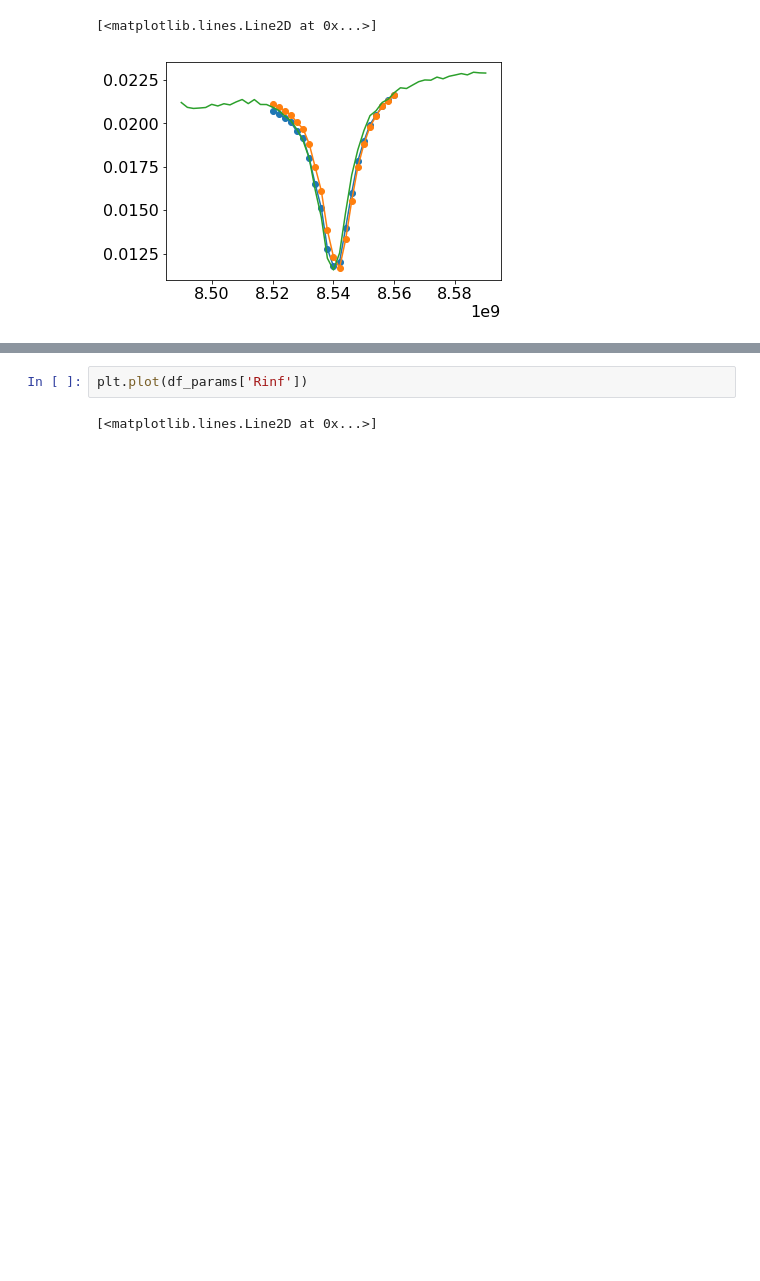
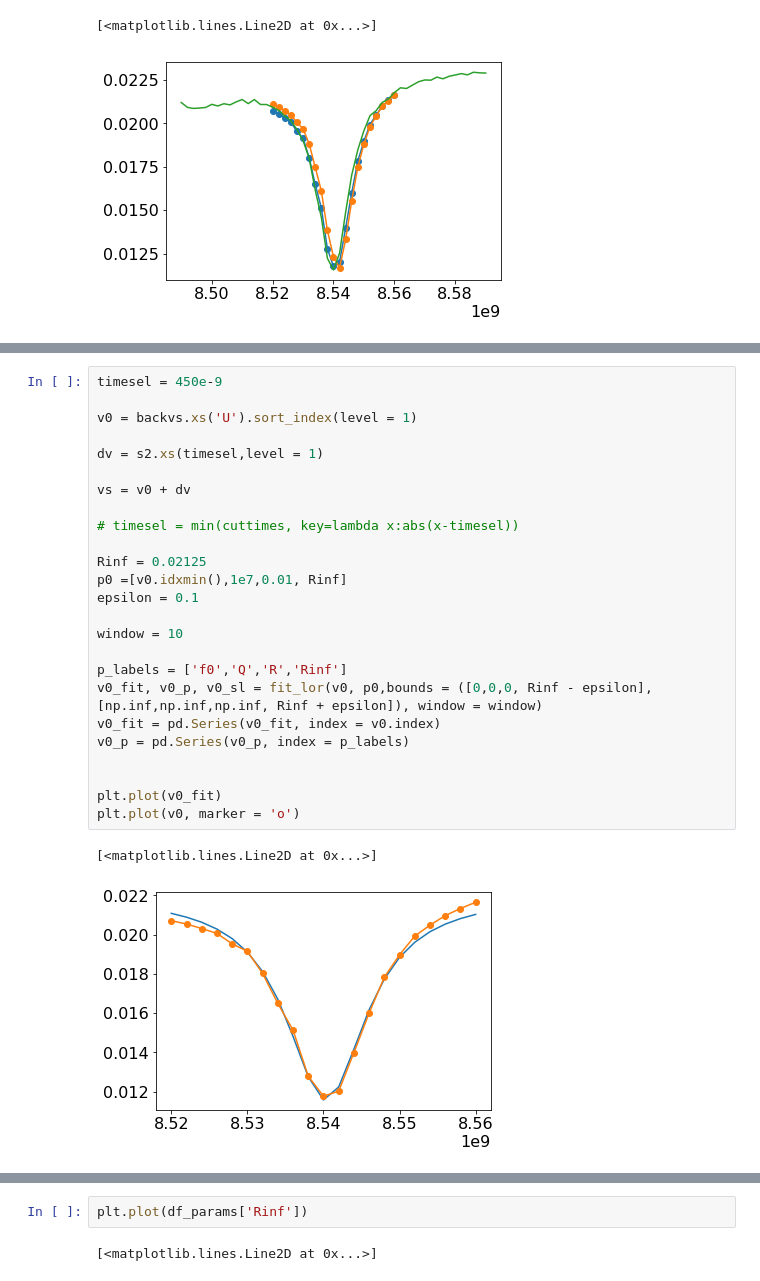
Before and after one commit to aspitarl/TRMC, a Jupyter notebook: 12-18-18.ipynb, the cells around one changed output, grey strips where cells are left out. Drawn from its saved outputs; the diff is of its cells as text; blank space fills up the shorter version.

```diff
--- a/12-18-18.ipynb
+++ b/12-18-18.ipynb
@@ -246 +325,29 @@ plt.legend()
+# %%
+timesel = 450e-9
+
+v0 = backvs.xs('U').sort_index(level = 1)
+
+dv = s2.xs(timesel,level = 1)
+
+vs = v0 + dv
+
+# timesel = min(cuttimes, key=lambda x:abs(x-timesel))
+
+Rinf = 0.02125
+p0 =[v0.idxmin(),1e7,0.01, Rinf]
+epsilon = 0.1
+
+window = 10
+
+p_labels = ['f0','Q','R','Rinf']
+v0_fit, v0_p, v0_sl = fit_lor(v0, p0,bounds = ([0,0,0, Rinf - epsilon],[np.inf,np.inf,np.inf, Rinf + epsilon]), window = window)
+v0_fit = pd.Series(v0_fit, index = v0.index)
+v0_p = pd.Series(v0_p, index = p_labels)
+
+
+plt.plot(v0_fit)
+plt.plot(v0, marker = 'o')
+# %% [output]
+[<matplotlib.lines.Line2D at 0x...>]
+[figure, added]
 # %%
```
Also changed, not shown: parts of 14 cells of this notebook.
